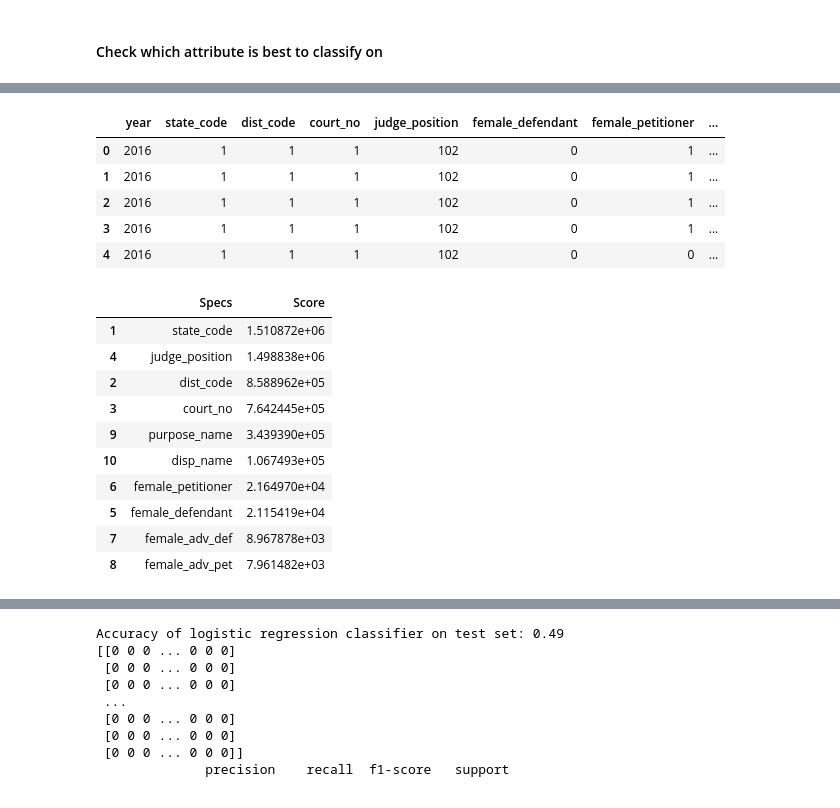
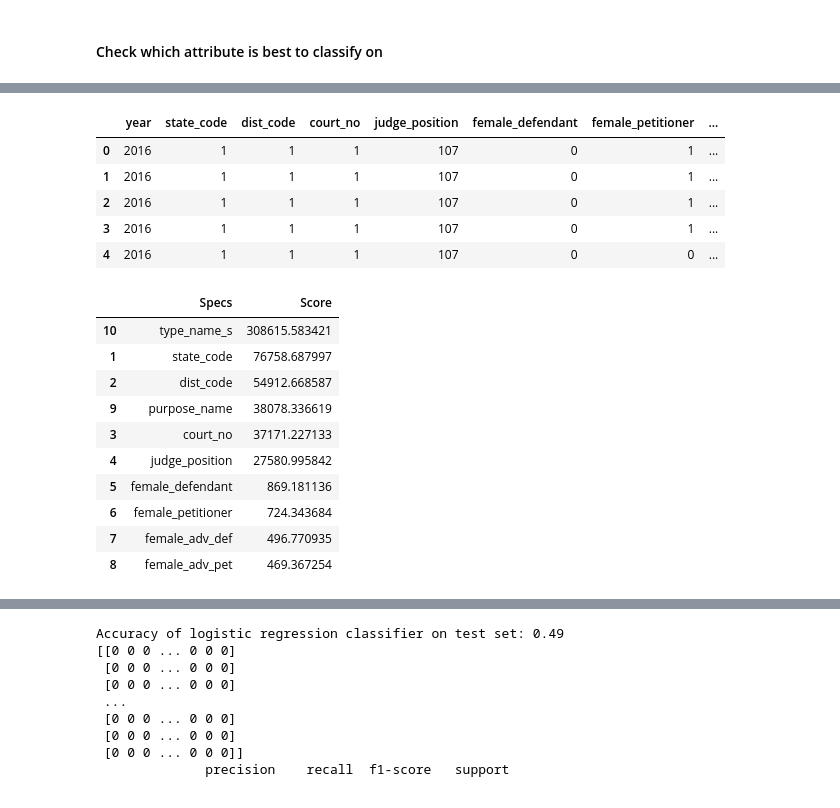
Before and after one commit to SwethaVipparla/Indian-Judiciary-Classification, a Jupyter notebook: cases.ipynb, the cells around one changed output, grey strips where cells are left out. Saved outputs shown, nothing was run; the diff lists cells and outputs as text; code cells hidden in the pictures.

```diff
--- a/cases.ipynb
+++ b/cases.ipynb
@@ -7,5 +6,5 @@ import dask.dataframe as dd
 # %%
 # getting all cases after 2015 and concatenating them into one dataframe
 
-cases = pd.concat([pd.read_csv(f) for f in glob.glob('./csv/cases/*.csv') if int(f[18:22]) > 2015], ignore_index = True)
-cases.head()
+columns = ['ddl_case_id', 'year', 'state_code', 'dist_code', 'court_no', 'judge_position', 'female_defendant', 'female_petitioner', 'female_adv_def', 'female_adv_pet', 'type_name', 'purpose_name', 'disp_name']
+cases = pd.concat([pd.read_csv(f, usecols = columns) for f in glob.glob('./csv/cases/*.csv') if int(f[18:22]) > 2015], ignore_index = True)
@@ -19,3 +19,9 @@ cases.head()
+# %%
+# merge cases with acts_sections based on ddl_case_id
+
+cases = pd.merge(cases, acts_sections, on='ddl_case_id', how='left')
+
+cases.head()
 # %% [markdown]
 ### II. Data Cleaning & Preprocessing
 # %%
@@ -190,3 +221,27 @@ merged.head()
+# %%
+# replace compromise, settled, compounded, plea bargaining, not press with compromise b/w parties
+merged['disp_name_s'] = merged['disp_name_s'].replace(['compromise', 'settled', 'compounded', 'plea bargaining', 'not press'], 'compromise b/w parties')
+
+# replace dismissed, withdrawn, reject, abated, died, closed, sine die, quash, cancelled, 258 crpc with dismissed/withdrawn
+merged['disp_name_s'] = merged['disp_name_s'].replace(['dismissed', 'withdrawn', 'reject', 'abated', 'died', 'closed', 'sine die', 'quash', 'cancelled', '258 crpc'], 'dismissed/withdrawn')
+
+# replace other, disposition var missing, otherwise, ex-parte with other
+merged['disp_name_s'] = merged['disp_name_s'].replace(['disposition var missing', 'otherwise', 'ex-parte', 'stayed', 'untrace', 'p.o. consign'], 'other')
+
+# replace judgement, referred to lok adalat, acquitted, remanded, convicted, committed, procedural, fine, decided, uncontested, appeal accepted, bail granted, bail refused, execution, bail rejected, disposed, disposed-otherwise, probation with court judgement
+merged['disp_name_s'] = merged['disp_name_s'].replace(['judgement', 'acquitted', 'remanded', 'convicted', 'committed', 'procedural', 'fine', 'decided', 'uncontested', 'appeal accepted', 'bail granted', 'bail refused', 'execution', 'bail rejected', 'disposed', 'disposed-otherwise', 'probation'], 'court judgement')
+
+# replace allowed, award, contest-allowed, partly decreed with in progress
+merged['disp_name_s'] = merged['disp_name_s'].replace(['allowed', 'award', 'contest-allowed', 'partly decreed'], 'in progress')
+
+# replace disposal in lok adalat, 'referred to lok adalat' with transferred
+merged['disp_name_s'] = merged['disp_name_s'].replace(['disposal in lok adalat', 'referred to lok adalat'], 'transferred')
+
+# replace confession, plead guilty with guilty
+merged['disp_name_s'] = merged['disp_name_s'].replace(['confession', 'plead guilty'], 'guilty')
+
+# replace converted, absconded with unlawful
+merged['disp_name_s'] = merged['disp_name_s'].replace(['converted', 'absconded'], 'unlawful')
 # %%
 # remove everything after the first word in type_name_s
 
@@ -194,50 +249,50 @@ merged['type_name_s'] = merged['type_name_s'].str.split(' ').str[0]
 
 # ordinal encoding of type_name_s
 
-# merged['type_name_s'] = encoder.fit_transform(merged[['type_name_s']])
-# merged['type_name_s'] = merged['type_name_s'].astype('uint8')
+merged['type_name_s'] = encoder.fit_transform(merged[['type_name_s']])
+merged['type_name_s'] = merged['type_name_s'].astype('uint8')
 
 merged.head()
 # %% [output]
 |  | year | state_code | dist_code | court_no | judge_position | female_defendant | female_petitioner | ... |
-| 0 | 2016 | 1 | 1 | 1 | 102 | 0 | 1 | ... |
-| 1 | 2016 | 1 | 1 | 1 | 102 | 0 | 1 | ... |
-| 2 | 2016 | 1 | 1 | 1 | 102 | 0 | 1 | ... |
-| 3 | 2016 | 1 | 1 | 1 | 102 | 0 | 1 | ... |
-| 4 | 2016 | 1 | 1 | 1 | 102 | 0 | 0 | ... |
+| 0 | 2016 | 1 | 1 | 1 | 107 | 0 | 1 | ... |
+| 1 | 2016 | 1 | 1 | 1 | 107 | 0 | 1 | ... |
+| 2 | 2016 | 1 | 1 | 1 | 107 | 0 | 1 | ... |
+| 3 | 2016 | 1 | 1 | 1 | 107 | 0 | 1 | ... |
+| 4 | 2016 | 1 | 1 | 1 | 107 | 0 | 0 | ... |
 # %%
 # taking disp_name as the target attribute, check what is good predictor for disp_name
 
 # do chi square test and get 10 best predictors
 
 from sklearn.feature_selection import SelectKBest
 from sklearn.feature_selection import chi2
 
-X = merged.drop(['type_name_s'], axis=1)
-y = merged['type_name_s']
+X = merged.drop(['disp_name_s'], axis=1)
+y = merged['disp_name_s']
 
 bestfeatures = SelectKBest(score_func=chi2, k=10)
 fit = bestfeatures.fit(X,y)
 dfscores = pd.DataFrame(fit.scores_)
 dfcolumns = pd.DataFrame(X.columns)
 
 # concat two dataframes for better visualization
 featureScores = pd.concat([dfcolumns,dfscores],axis=1)
 featureScores.columns = ['Specs','Score']  #naming the dataframe columns
 
 featureScores.nlargest(10,'Score')
 # %% [output]
 |  | Specs | Score |
-| 1 | state_code | 1.510872e+06 |
-| 4 | judge_position | 1.498838e+06 |
-| 2 | dist_code | 8.588962e+05 |
-| 3 | court_no | 7.642445e+05 |
-| 9 | purpose_name | 3.439390e+05 |
-| 10 | disp_name | 1.067493e+05 |
-| 6 | female_petitioner | 2.164970e+04 |
-| 5 | female_defendant | 2.115419e+04 |
-| 7 | female_adv_def | 8.967878e+03 |
-| 8 | female_adv_pet | 7.961482e+03 |
+| 10 | type_name_s | 308615.583421 |
+| 1 | state_code | 76758.687997 |
+| 2 | dist_code | 54912.668587 |
+| 9 | purpose_name | 38078.336619 |
+| 3 | court_no | 37171.227133 |
+| 4 | judge_position | 27580.995842 |
+| 5 | female_defendant | 869.181136 |
+| 6 | female_petitioner | 724.343684 |
+| 7 | female_adv_def | 496.770935 |
+| 8 | female_adv_pet | 469.367254 |
 # %%
 # drop the columns that are not needed for the analysis
 
```
Also changed, not shown: parts of 19 cells of this notebook.
